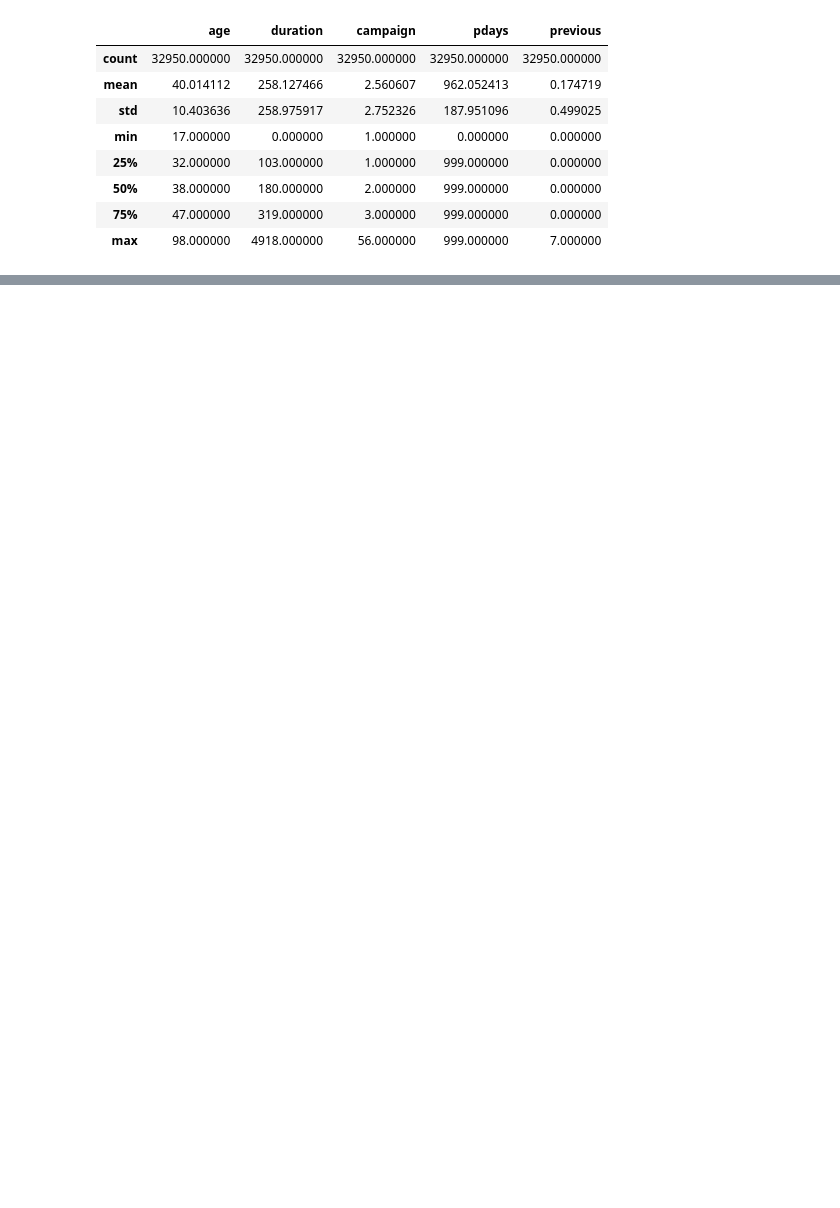
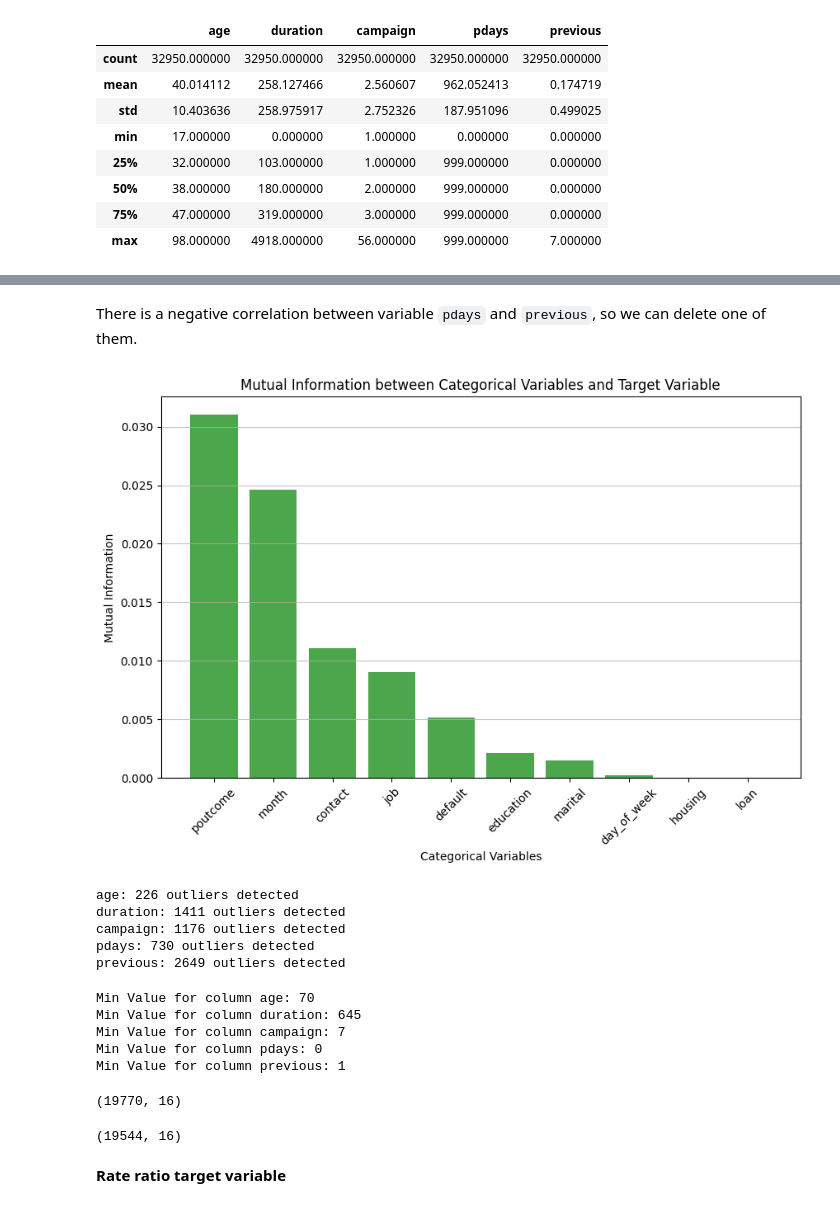
Before and after one commit to ferdlpz/ML-ZoomCamp---Midterm-project, a Jupyter notebook: notebook.ipynb, the cells around one changed output, grey strips where cells are left out. Drawn from its saved outputs; the diff is of its cells as text; code cells hidden in the pictures; blank space fills up the shorter version.

```diff
--- a/notebook.ipynb
+++ b/notebook.ipynb
@@ -104,0 +178,4 @@ None
+# %%
+df_train.reset_index(drop=True, inplace=True)
+df_val.reset_index(drop=True, inplace=True)
+df_test.reset_index(drop=True, inplace=True)
@@ -105 +218,70 @@ None
+# %% [markdown]
+There is a negative correlation between variable `pdays` and `previous`, so we can delete one of them.
+# %%
+# mutual information for categorical variables
+
+# categorical_columns.remove('y')
+
+list_mutual_info = []
+for c in categorical_columns:
+    mi = mutual_info_score(df_train['y'], df_train[c])
+    list_mutual_info.append((c, mi))
+
+mutual_info_df = pd.DataFrame(list_mutual_info, columns=['variable', 'mutual_information'])
+mutual_info_df = mutual_info_df.sort_values(by='mutual_information', ascending=False)
+mutual_info_df.reset_index(drop=True, inplace=True)
+
+# plot mutual information
+plt.figure(figsize=(10,6))
+plt.bar(mutual_info_df['variable'], mutual_info_df['mutual_information'], color='green', alpha=0.7)
+plt.title('Mutual Information between Categorical Variables and Target Variable')
+plt.xlabel('Categorical Variables')
+plt.ylabel('Mutual Information')
+plt.xticks(rotation=45)
+plt.grid(axis='y', alpha=0.75)
+plt.show()
+# %% [output]
+[figure, added]
+# %%
+# Function to calculate IQR and detect outliers
+def detect_outliers_iqr(data, columns):
+    outliers = {}
+    for col in columns:
+        Q1 = data[col].quantile(0.25)
+        Q3 = data[col].quantile(0.75)
+        IQR = Q3 - Q1
+        lower_bound = Q1 - 1.5 * IQR
+        upper_bound = Q3 + 1.5 * IQR
+        outliers[col] = data[(data[col] < lower_bound) | (data[col] > upper_bound)]
+    return outliers
+
+outliers = detect_outliers_iqr(df_train, numerical_columns)
+
+# Display the number of outliers in each column
+for col, outlier_data in outliers.items():
+    print(f"{col}: {len(outlier_data)} outliers detected")
+# %% [output]
+age: 226 outliers detected
+duration: 1411 outliers detected
+campaign: 1176 outliers detected
+pdays: 730 outliers detected
+previous: 2649 outliers detected
+# %%
+for col, outlier_data in outliers.items():
+    if not outlier_data.empty:
+        print("Min Value for column "+str(col)+":", outlier_data[col].min())
+# %% [output]
+Min Value for column age: 70
+Min Value for column duration: 645
+Min Value for column campaign: 7
+Min Value for column pdays: 0
+Min Value for column previous: 1
+# %%
+print(df_train.shape)
+df_train[~df_train.index.isin(outliers[numerical_columns[0]].index)].shape
+# %% [output]
+(19770, 16)
+(19544, 16)
+# %% [markdown]
+**Rate ratio target variable**
 # %%
```
Also changed, not shown: parts of 34 cells of this notebook, 2 other files.
